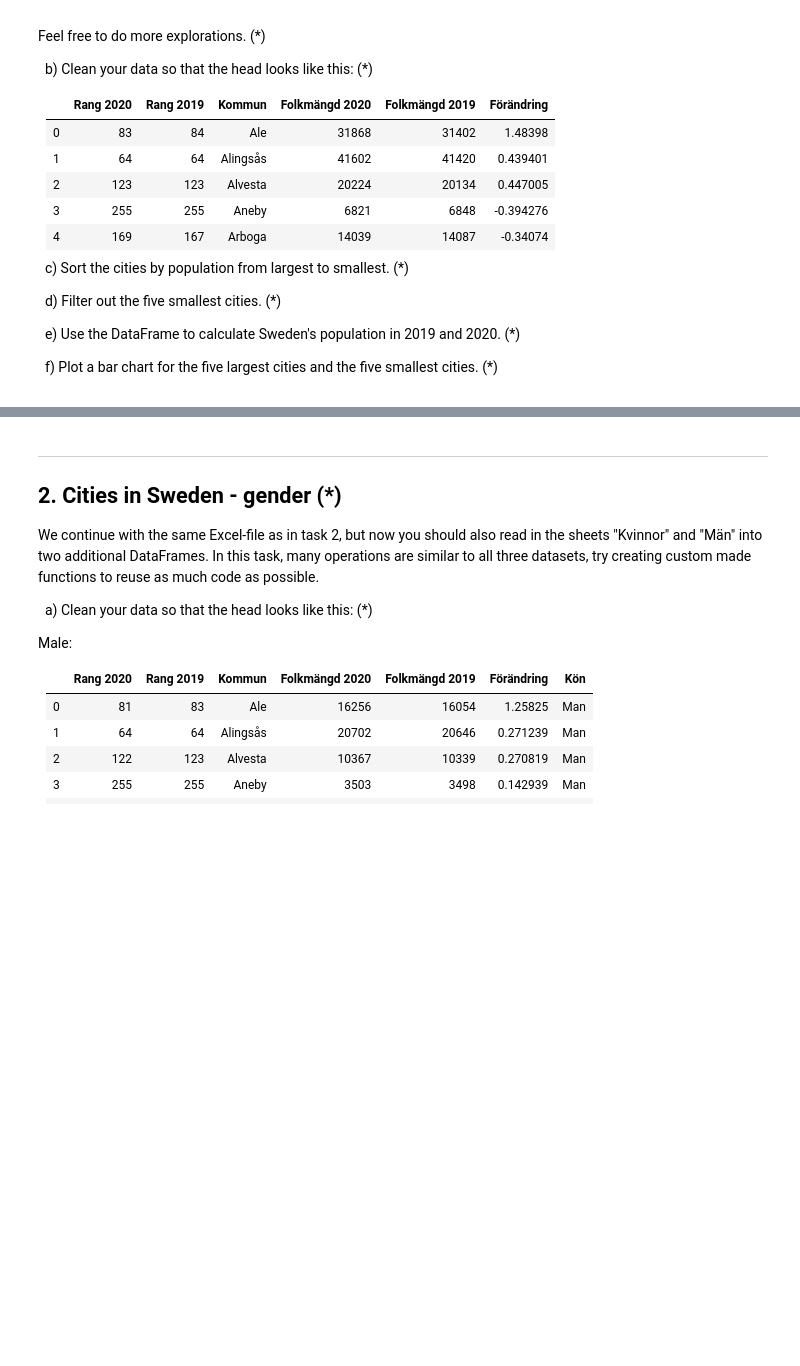
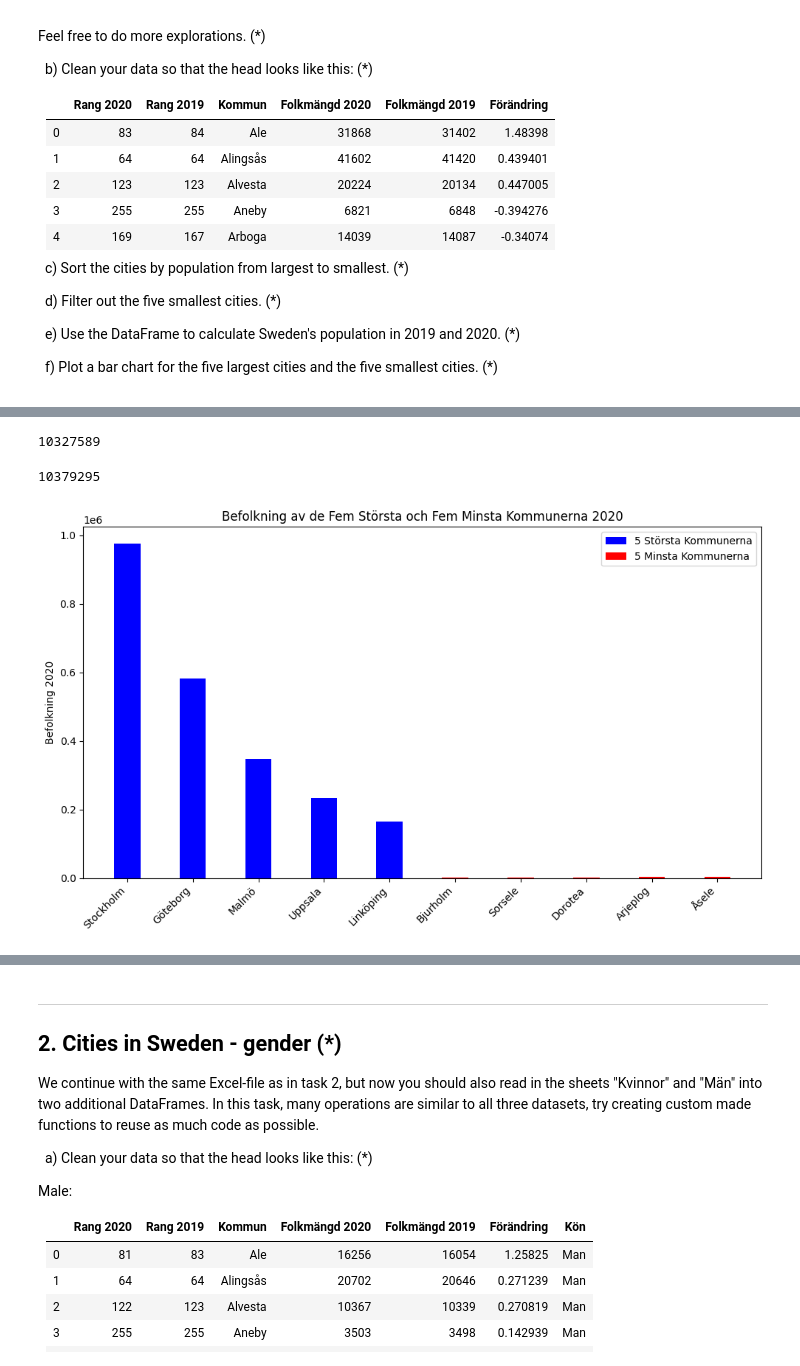
Before and after one commit to Utjiman/Python-Richard-Boden-OPA23, a Jupyter notebook: Exercise/1.0_pandas_fundamentals.ipynb, the cells around one changed output, grey strips where cells are left out. Saved outputs shown, nothing was run; the diff lists cells and outputs as text; code cells hidden in the pictures; blank space fills up the shorter version.

```diff
--- a/Exercise/1.0_pandas_fundamentals.ipynb
+++ b/Exercise/1.0_pandas_fundamentals.ipynb
@@ -145,0 +227,5 @@ Feel free to do more explorations. (*)
+# %%
+#1.b)
+
+df_totalt_new = pd.read_excel(file_path, sheet_name='Totalt', header=6) # justerar när datan börjar i excel arket. 7e raden [index 6 (header=6)]
+df_totalt_new
@@ -145,0 +246,3 @@ Feel free to do more explorations. (*)
+# %%
+df_totalt_new.columns = ['Rang 2020', 'Rang 2019', 'Kommun', 'Folkmängd 2020', 'Folkmängd 2019', 'Förändring'] #Byter namn på kolumner
+df_totalt_new
@@ -145,0 +283,5 @@ Feel free to do more explorations. (*)
+# %%
+#1.d)
+
+df_5smallest = df_totalt_new.sort_values(by="Folkmängd 2020", ascending=True).head() # Sorterar på lägsta folkmängd "Folkmängd 2020"
+df_5smallest
@@ -145,0 +295,3 @@ Feel free to do more explorations. (*)
+# %%
+df_5biggest = df_totalt_new.sort_values(by="Folkmängd 2020", ascending=False).head()
+df_5biggest
@@ -145,0 +324,49 @@ Feel free to do more explorations. (*)
+# %%
+total_population_2019 = df_totalt_new['Folkmängd 2019'].sum()
+total_population_2019
+# %% [output]
+10327589
+# %%
+total_population_2020 = df_totalt_new['Folkmängd 2020'].sum()
+total_population_2020
+# %% [output]
+10379295
+# %%
+#1.f)
+import matplotlib.pyplot as plt
+import seaborn as sns
+import numpy as np
+
+# Sätter storleken på plotten för bättre synlighet
+plt.figure(figsize=(10, 6))
+
+# Namn på kommuner för x-axelns etiketter
+names_largest = df_5biggest['Kommun'].tolist()  # Konverterar till lista för plottning
+names_smallest = df_5smallest['Kommun'].tolist()  # Konverterar till lista för plottning
+
+# Rättar till variabelnamnen för befolkningsdata
+population_largest = df_5biggest['Folkmängd 2020'].tolist()  # Rättar till variabelnamnen och konverterar till lista
+population_smallest = df_5smallest['Folkmängd 2020'].tolist()  # Rättar till variabelnamnen och konverterar till lista
+
+# Positioner för varje stapel
+positions_largest = range(len(names_largest))  # Skapar positioner för de största kommunernas staplar
+positions_smallest = [x + len(names_largest) for x in range(len(names_smallest))]  # Justerar positionerna för de minsta kommunernas staplar för kontinuitet
+
+# Plottar de största kommunerna
+plt.bar(positions_largest, population_largest, width=0.4, label='5 Största Kommunerna', color='blue')
+
+# Plottar de minsta kommunerna
+plt.bar(positions_smallest, population_smallest, width=0.4, label='5 Minsta Kommunerna', color='red')
+
+# Sätter etiketter på x-axeln
+plt.xticks(list(positions_largest) + list(positions_smallest), names_largest + names_smallest, rotation=45, ha="right")
+
+# Lägger till etiketter och titel
+plt.ylabel('Befolkning 2020')  # Sätter etikett för y-axeln
+plt.title('Befolkning av de Fem Största och Fem Minsta Kommunerna 2020')  # Sätter titel på plotten
+plt.legend()  # Visar en förklaring
+
+plt.tight_layout()  # Justerar layouten för att allt ska få plats
+plt.show()  # Visar plotten
+# %% [output]
+[figure, added]
```
Also changed, not shown: parts of 34 cells of this notebook, 5 other files.
